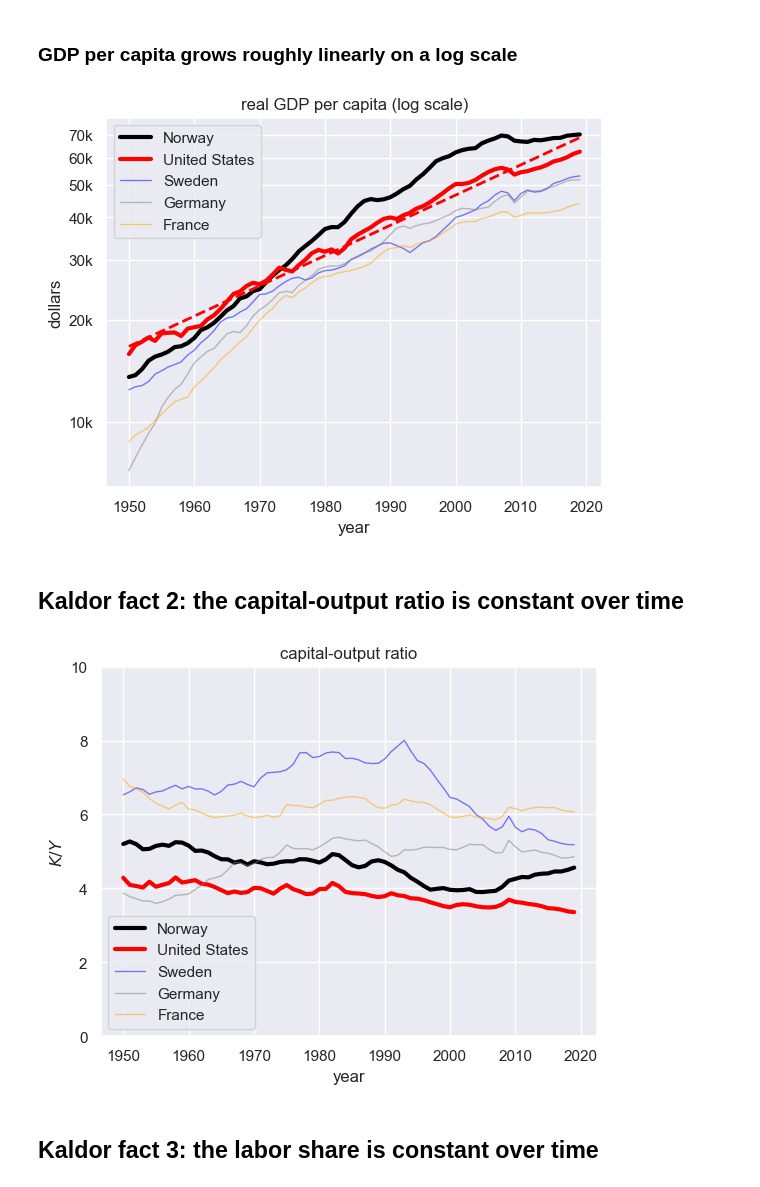
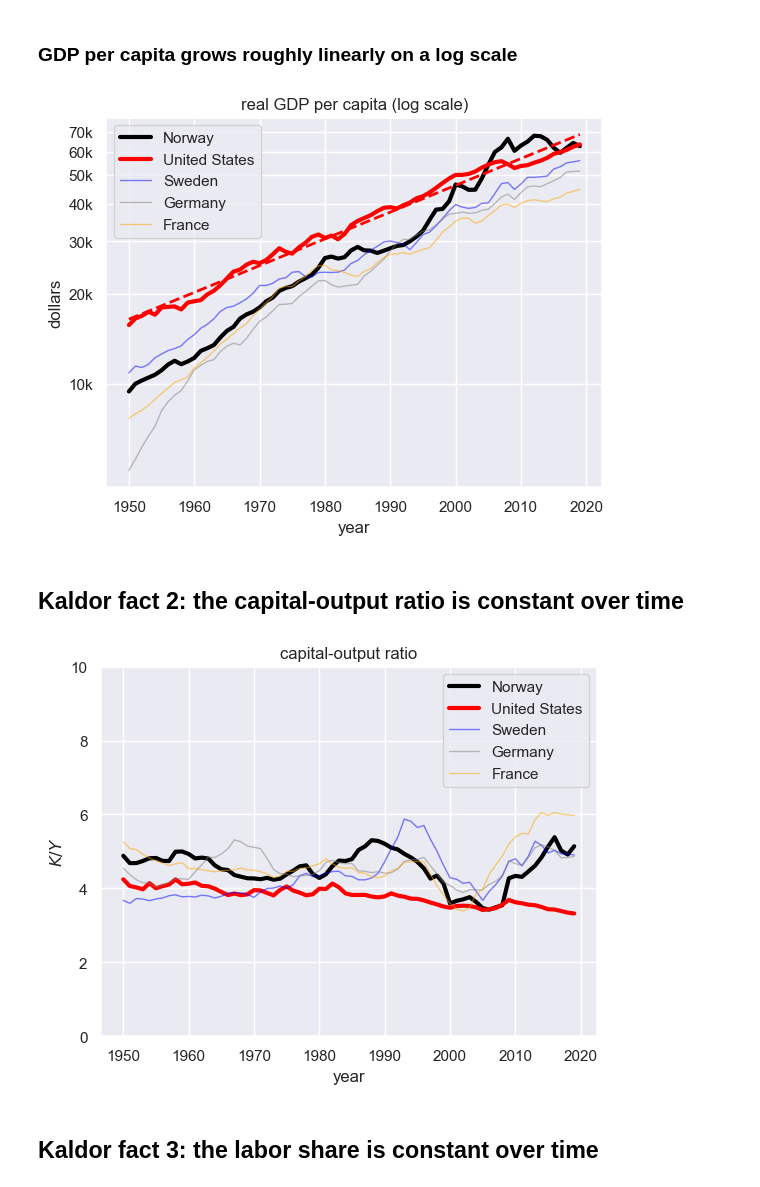
Before and after one commit to karlharmenberg/uiogrowth, a Jupyter notebook: kaldor.ipynb, the cells around one changed output. Drawn from its saved outputs; the diff is of its cells as text; code cells hidden in the pictures.

Commit message:
update kaldor

```diff
--- a/kaldor.ipynb
+++ b/kaldor.ipynb
@@ -20,7 +20,7 @@ data = data_in.copy() #copy it to a new name so as to not overwrite the original
 # %% [markdown]
 ### Choosing countries, real GDP definition, and plotting settings
 # %%
-data['rgdpcap'] = data.rgdpna/data['pop']
+data['rgdpcap'] = data.rgdpe/data['pop']
 countries = ['Norway', 'United States', 'Sweden', 'Germany','France']
 lw= {'Sweden':1, 'Norway':3, 'United States':3, 'Germany':1, 'France':1}
 alpha = {'Sweden': 0.5, 'Norway':1, 'United States':1, 'Germany':0.5, 'France':0.5}
@@ -84,21 +85,23 @@ plt.yscale('log')
 plt.ylabel('dollars')
 plt.yticks(np.arange(10000, 100000, 10000), [str(k)+'0k' for k in range(1,10)])
 plt.plot([1950, 2019], [np.exp(reg.fittedvalues[1950]), np.exp(reg.fittedvalues[2019])], '--', color = 'red', lw = 2)
+plt.savefig('kaldor1.pdf')
 plt.show()
 # %% [output]
-[figure, old version]
+[figure, new version]
 # %% [markdown]
 ## Kaldor fact 2: the capital-output ratio is constant over time
 # %%
 for country in countries:
-    (country_data[country]['rnna']/country_data[country]['rgdpna']).plot(label=country, lw = lw[country], alpha = alpha[country], color = color[country])
+    (country_data[country]['cn']/country_data[country]['cgdpe']).plot(label=country, lw = lw[country], alpha = alpha[country], color = color[country])
 plt.legend()
 plt.title('capital-output ratio')
 plt.ylabel("$K/Y$")
 plt.ylim([0,10])
+plt.savefig('kaldor2.pdf')
 plt.show()
 # %% [output]
-[figure, old version]
+[figure, new version]
 # %% [markdown]
 ## Kaldor fact 3: the labor share is constant over time
 # %%
```
Also changed, not shown: parts of 3 cells of this notebook.
